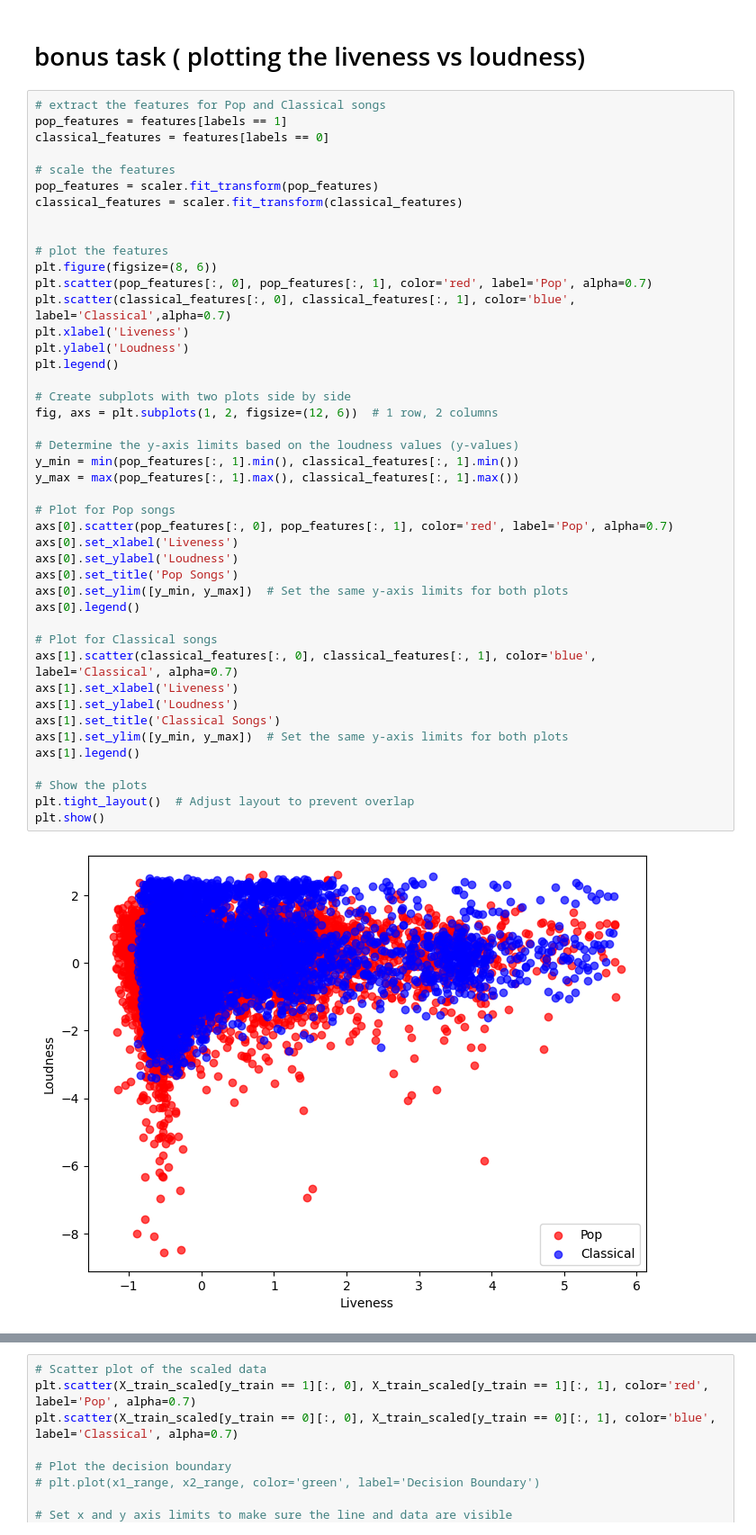
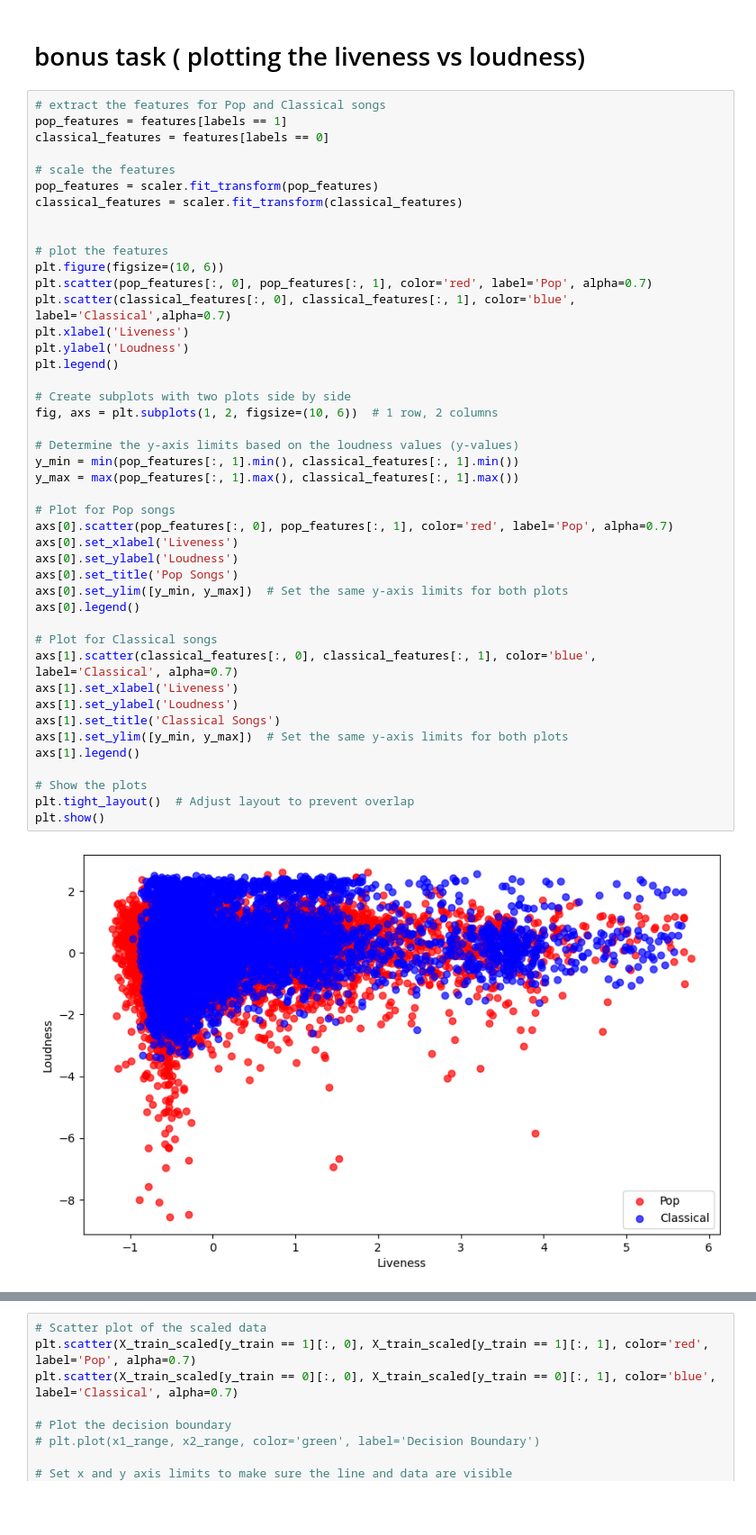
Before and after one commit to tihassfjord/RepDatWest, a Jupyter notebook: code/assignment1_2.ipynb, the cells around one changed output, grey strips where cells are left out. Shown: that part at 90% size. Drawn from its saved outputs; the diff is of its cells as text; blank space fills up the shorter version.

```diff
--- a/code/assignment1_2.ipynb
+++ b/code/assignment1_2.ipynb
@@ -191,38 +189,38 @@ classical_features = scaler.fit_transform(classical_features)
 
 
 # plot the features
-plt.figure(figsize=(8, 6))
+plt.figure(figsize=(10, 6))
 plt.scatter(pop_features[:, 0], pop_features[:, 1], color='red', label='Pop', alpha=0.7)
 plt.scatter(classical_features[:, 0], classical_features[:, 1], color='blue', label='Classical',alpha=0.7)
 plt.xlabel('Liveness')
 plt.ylabel('Loudness')
 plt.legend()
 
 # Create subplots with two plots side by side
-fig, axs = plt.subplots(1, 2, figsize=(12, 6))  # 1 row, 2 columns
+fig, axs = plt.subplots(1, 2, figsize=(10, 6))  # 1 row, 2 columns
 
 # Determine the y-axis limits based on the loudness values (y-values)
 y_min = min(pop_features[:, 1].min(), classical_features[:, 1].min())
 y_max = max(pop_features[:, 1].max(), classical_features[:, 1].max())
 
 # Plot for Pop songs
 axs[0].scatter(pop_features[:, 0], pop_features[:, 1], color='red', label='Pop', alpha=0.7)
 axs[0].set_xlabel('Liveness')
 axs[0].set_ylabel('Loudness')
 axs[0].set_title('Pop Songs')
 axs[0].set_ylim([y_min, y_max])  # Set the same y-axis limits for both plots
 axs[0].legend()
 
 # Plot for Classical songs
 axs[1].scatter(classical_features[:, 0], classical_features[:, 1], color='blue', label='Classical', alpha=0.7)
 axs[1].set_xlabel('Liveness')
 axs[1].set_ylabel('Loudness')
 axs[1].set_title('Classical Songs')
 axs[1].set_ylim([y_min, y_max])  # Set the same y-axis limits for both plots
 axs[1].legend()
 
 # Show the plots
 plt.tight_layout()  # Adjust layout to prevent overlap
 plt.show()
 # %% [output]
-[figure, old version]
+[figure, new version]
```
Also changed, not shown: parts of 5 cells of this notebook.
